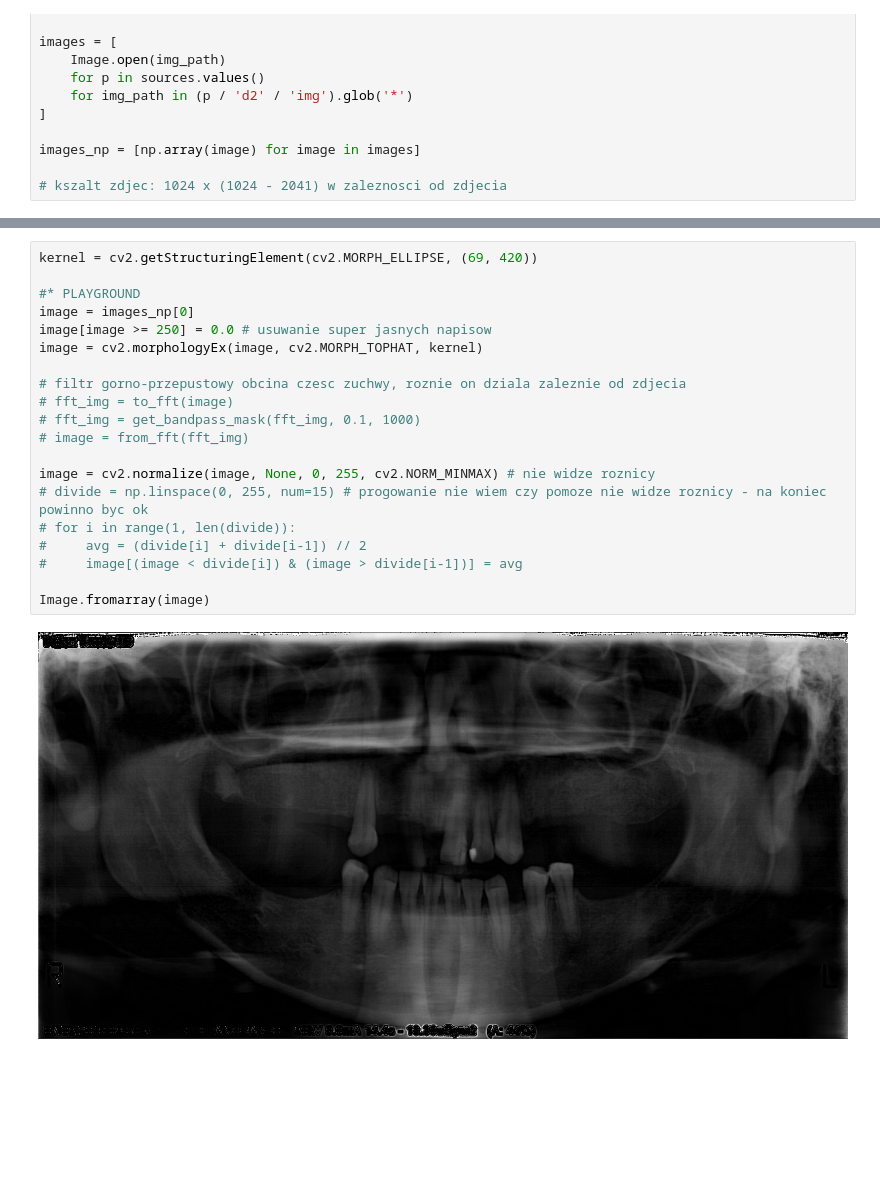
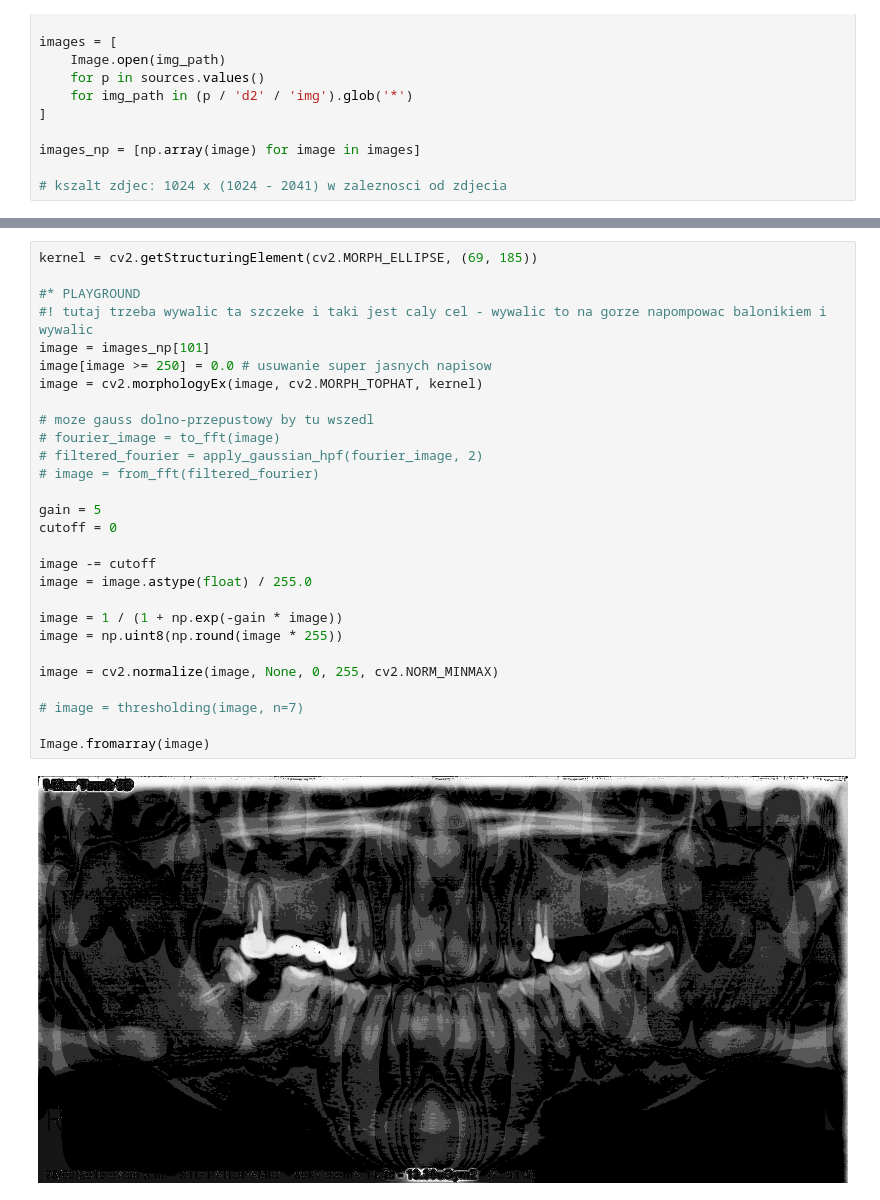
Before and after one commit to kluski777/Zeboskan, a Jupyter notebook: brudnopis.ipynb, the cells around one changed output, grey strips where cells are left out. Saved outputs shown, nothing was run; the diff lists cells and outputs as text; blank space fills up the shorter version.

Commit message:
Cos tam obcina

```diff
--- a/brudnopis.ipynb
+++ b/brudnopis.ipynb
@@ -63,22 +118,30 @@ Image.fromarray(temp_image)
 # %%
-kernel = cv2.getStructuringElement(cv2.MORPH_ELLIPSE, (69, 420))
+kernel = cv2.getStructuringElement(cv2.MORPH_ELLIPSE, (69, 185))
 
 #* PLAYGROUND
-image = images_np[0]
+#! tutaj trzeba wywalic ta szczeke i taki jest caly cel - wywalic to na gorze napompowac balonikiem i wywalic
+image = images_np[101]
 image[image >= 250] = 0.0 # usuwanie super jasnych napisow
 image = cv2.morphologyEx(image, cv2.MORPH_TOPHAT, kernel)
 
-# filtr gorno-przepustowy obcina czesc zuchwy, roznie on dziala zaleznie od zdjecia
-# fft_img = to_fft(image)
-# fft_img = get_bandpass_mask(fft_img, 0.1, 1000)
-# image = from_fft(fft_img)
+# moze gauss dolno-przepustowy by tu wszedl
+# fourier_image = to_fft(image)
+# filtered_fourier = apply_gaussian_hpf(fourier_image, 2)
+# image = from_fft(filtered_fourier)
 
-image = cv2.normalize(image, None, 0, 255, cv2.NORM_MINMAX) # nie widze roznicy
-# divide = np.linspace(0, 255, num=15) # progowanie nie wiem czy pomoze nie widze roznicy - na koniec powinno byc ok
-# for i in range(1, len(divide)):
-#     avg = (divide[i] + divide[i-1]) // 2
-#     image[(image < divide[i]) & (image > divide[i-1])] = avg
+gain = 5
+cutoff = 0
+
+image -= cutoff
+image = image.astype(float) / 255.0
+
+image = 1 / (1 + np.exp(-gain * image))
+image = np.uint8(np.round(image * 255))
+
+image = cv2.normalize(image, None, 0, 255, cv2.NORM_MINMAX)
+
+# image = thresholding(image, n=7)
 
 Image.fromarray(image)
 # %% [output]
-[figure, old version]
+[figure, new version]
```
Also changed, not shown: parts of 6 cells of this notebook.
